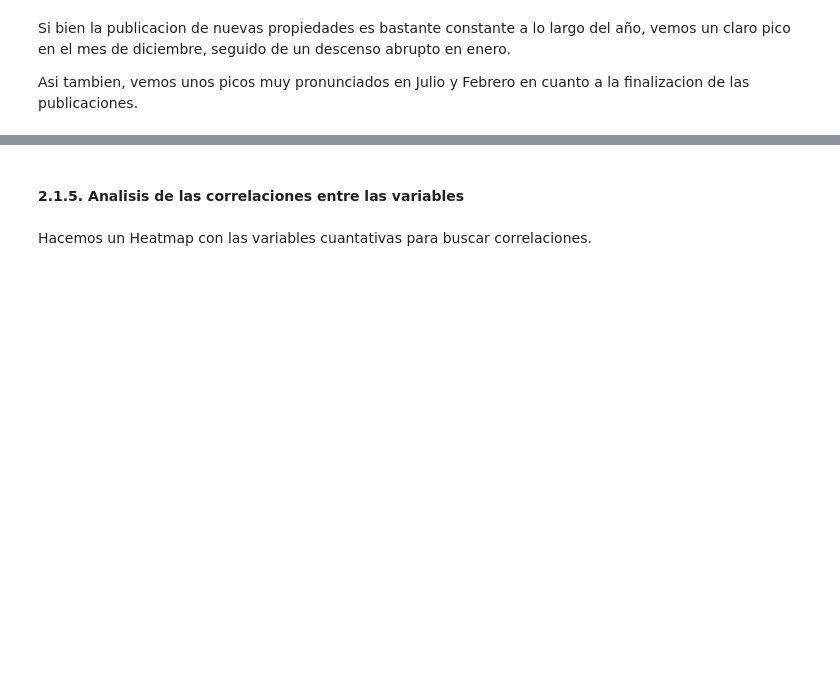
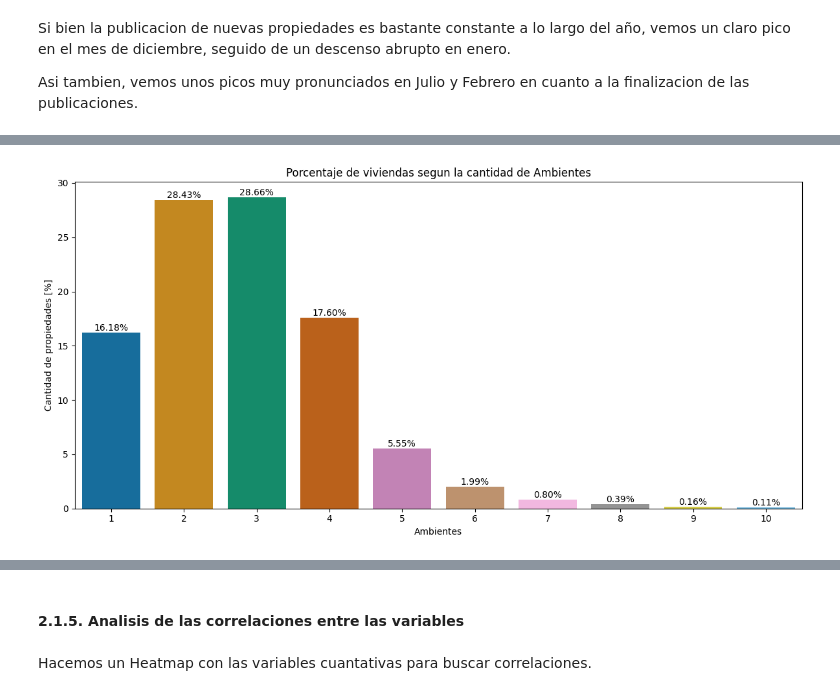
Before and after one commit to sttesta3/7506R-1C2024-GRUPO08, a Jupyter notebook: 7506R-1C2024-GRUPO08-CHECKPOINT_1.ipynb, the cells around one changed output, grey strips where cells are left out. Cells and saved outputs as stored; diff of their text form; code cells hidden in the pictures; blank space fills up the shorter version.

```diff
--- a/7506R-1C2024-GRUPO08-CHECKPOINT_1.ipynb
+++ b/7506R-1C2024-GRUPO08-CHECKPOINT_1.ipynb
@@ -580,0 +582,31 @@ Asi tambien, vemos unos picos muy pronunciados en Julio y Febrero en cuanto a la
+# %%
+# Creo una figura para almacenar mi grafica
+plt.figure(figsize=(12, 6))
+
+# Calculo el porcentaje que hay de cada tipo de vivienda y me quedo con las 10 mas comunes.
+ambientes = (ds_properati["property_rooms"].value_counts(normalize=True) * 100).nlargest(10)
+ambientes.index = ambientes.index.astype(int) # Convierto el numero de ambientes a entero.
+ambientes = ambientes.sort_index() # ordenos mis indices de menor a mayor.
+
+# Tuve que ordenar los indices, pues sino al momento de pegar los porcentajes al grafico,
+# este los pegaba en el orden en el que estan en la serie, el cual diferia del orden
+# en que se ploteaban las barran en la grafica (para mayor explicacion, comentar la linea
+# donde ordeno los indices)
+
+# Grafico mis datos.
+sns.barplot(x = ambientes.index,
+            y = ambientes.values,
+            palette="colorblind")
+
+# Agrego etiquetas de porcentaje en las barras
+for index, value in enumerate(ambientes):
+    plt.text(index, value, f'{value:.2f}%', ha="center", va="bottom")
+
+plt.xlabel("Ambientes") # agrego un label al eje x
+plt.ylabel("Cantidad de propiedades [%]") # agrego un label al eje y
+plt.title('Porcentaje de viviendas segun la cantidad de Ambientes')
+
+plt.tight_layout()
+plt.show()
+# %% [output]
+[figure, added]
```
Also changed, not shown: parts of 11 cells of this notebook.
